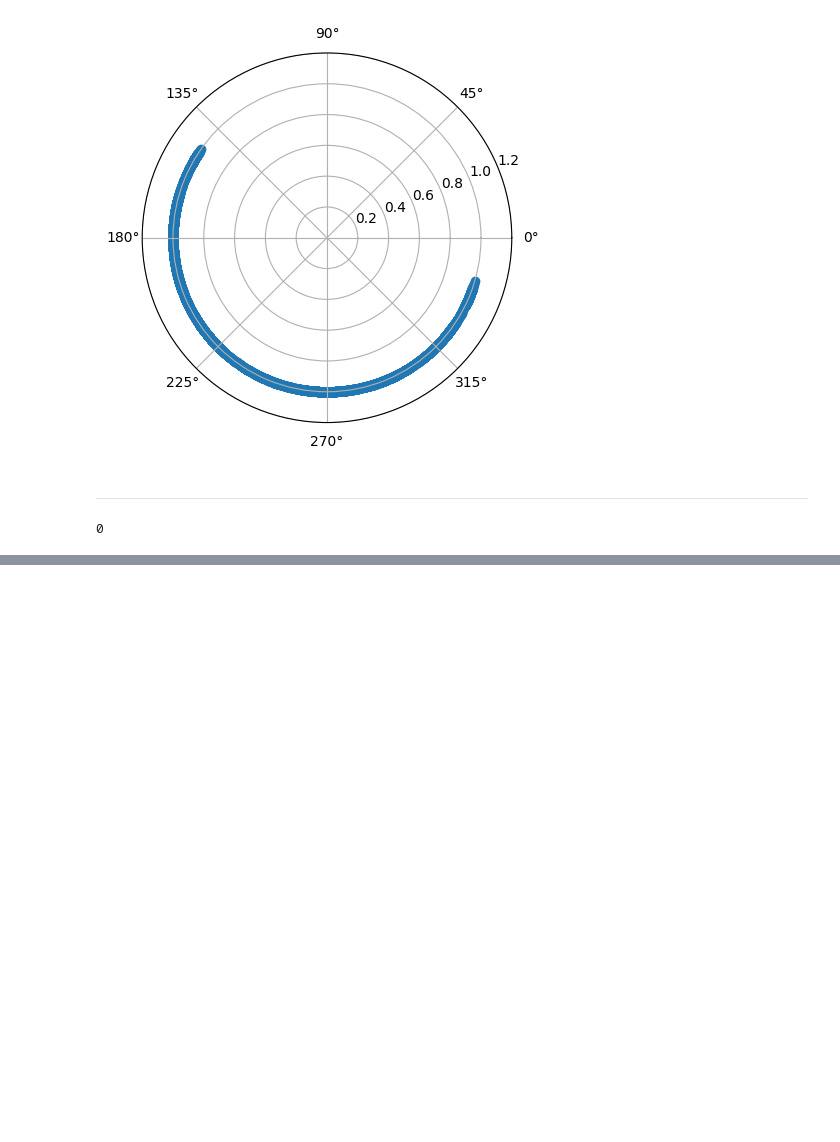
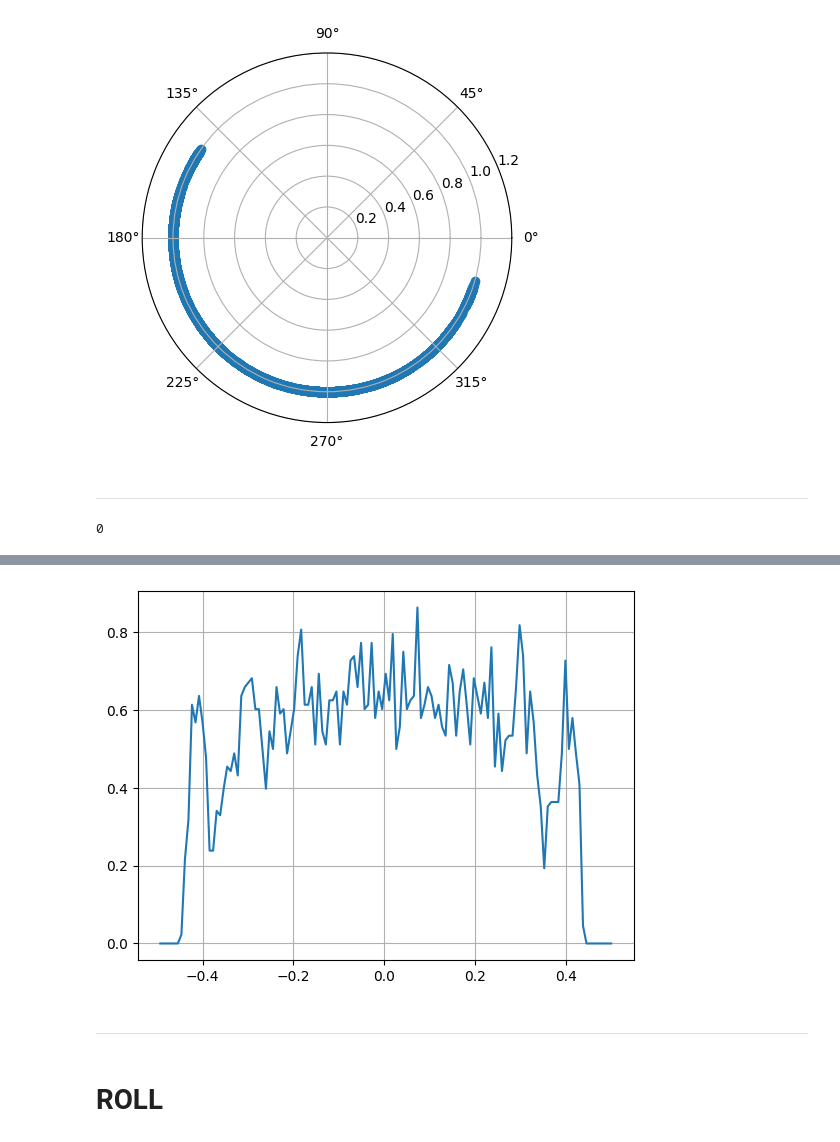
Before and after one commit to Aleksooo/Contact-Angles, a Jupyter notebook: density.ipynb, the cells around one changed output, grey strips where cells are left out. Cells and saved outputs as stored; diff of their text form; code cells hidden in the pictures; blank space fills up the shorter version.

```diff
--- a/density.ipynb
+++ b/density.ipynb
@@ -381,0 +378,32 @@ plt.scatter(x=n, y=std)
+# %%
+structure = read_gro('data/cal_dw_568_6248.gro').apply_pbc()
+N = 200
+z, dens, dr = density_profile(structure, 'DECAN', N)
+center = np.trapz(dens * z, z) / np.trapz(dens, z)
+z -= center
+new_index = np.argsort(z)
+z = z[new_index]
+dens = dens[new_index]
+H = 3.928
+z /= H
+dens /= 2 * np.trapz(dens, z)
+# plt.plot(z / 3.928, dens)
+
+new_z, new_dens = [], []
+for i, zi in np.ndenumerate(z):
+    if np.abs(zi) <= 0.5:
+        new_z.append(zi)
+        new_dens.append(dens[i])
+
+z = np.array(new_z)
+dens = np.array(new_dens)
+
+plt.plot(z, dens)
+# plt.vlines(center, 0, 20)
+plt.grid()
+# %% [output]
+[figure, added]
+# %% [markdown]
+---
+# %% [markdown]
+# ROLL
```
Also changed, not shown: parts of 25 cells of this notebook, 10 other files.
